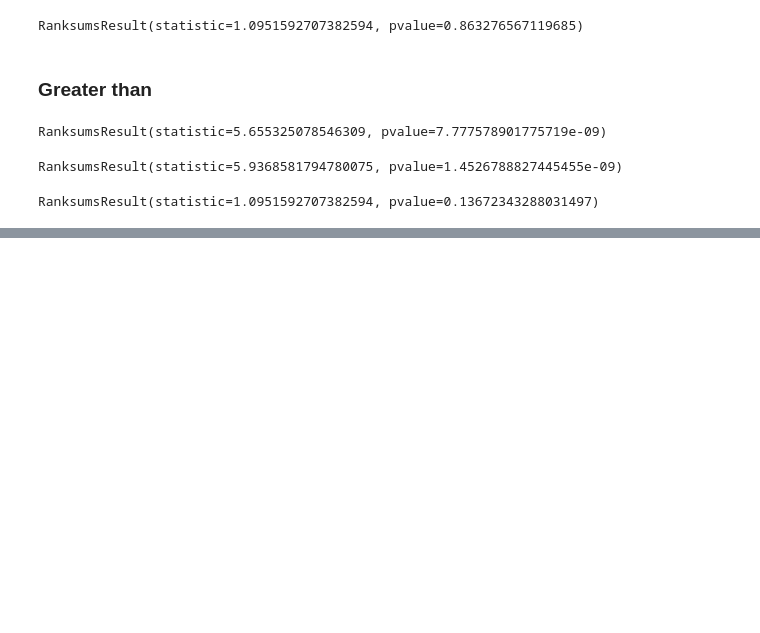
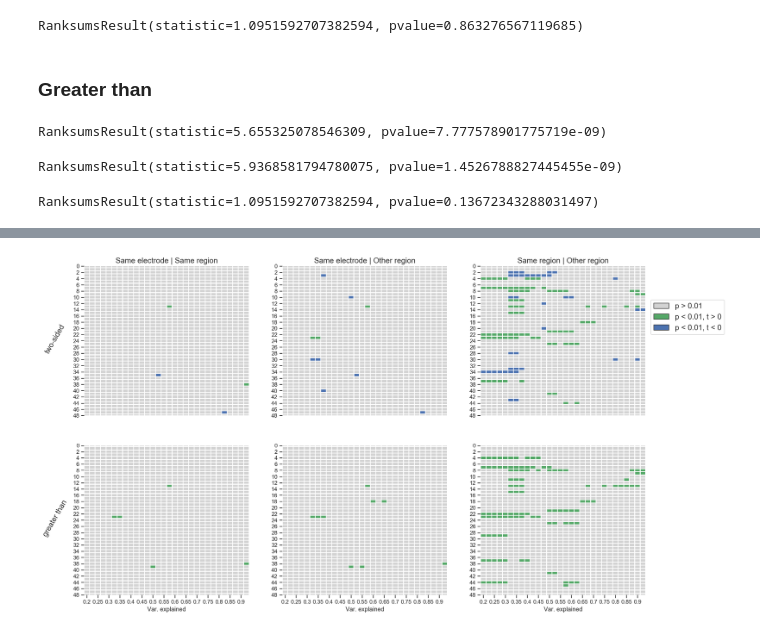
Before and after one commit to daphnecor/DistanceAndDependence, a Jupyter notebook: NonparametricTesting.ipynb, the cells around one changed output, grey strips where cells are left out. Drawn from its saved outputs; the diff is of its cells as text; code cells hidden in the pictures; blank space fills up the shorter version.

```diff
--- a/NonparametricTesting.ipynb
+++ b/NonparametricTesting.ipynb
@@ -237,0 +430,61 @@ RanksumsResult(statistic=1.0951592707382594, pvalue=0.13672343288031497)
+# %%
+# Two sided
+surr_Tvals_ts_SE_SR = np.array([i[0] for i in surr_twoSided_SE_SR]).reshape(S, L)
+surr_Pvals_ts_SE_SR = np.array([i[1] for i in surr_twoSided_SE_SR]).reshape(S, L)
+
+surr_Tvals_ts_SE_OR = np.array([i[0] for i in surr_twoSided_SE_OR]).reshape(S, L)
+surr_Pvals_ts_SE_OR = np.array([i[1] for i in surr_twoSided_SE_OR]).reshape(S, L)
+
+surr_Tvals_ts_SR_OR = np.array([i[0] for i in surr_twoSided_SR_OR]).reshape(S, L)
+surr_Pvals_ts_SR_OR = np.array([i[1] for i in surr_twoSided_SR_OR]).reshape(S, L)
+
+# Greater than
+surr_Tvals_gt_SE_SR = np.array([i[0] for i in surr_gt_SE_SR]).reshape(S, L)
+surr_Pvals_gt_SE_SR = np.array([i[1] for i in surr_gt_SE_SR]).reshape(S, L)
+
+surr_Tvals_gt_SE_OR = np.array([i[0] for i in surr_gt_SE_OR]).reshape(S, L)
+surr_Pvals_gt_SE_OR = np.array([i[1] for i in surr_gt_SE_OR]).reshape(S, L)
+
+surr_Tvals_gt_SR_OR = np.array([i[0] for i in surr_gt_SR_OR]).reshape(S, L)
+surr_Pvals_gt_SR_OR = np.array([i[1] for i in surr_gt_SR_OR]).reshape(S, L)
+# %%
+cmap = matplotlib.colors.ListedColormap(['lightgray', 'b', 'g']) # Color for False and True'
+
+fig, axs = plt.subplots(nrows=2, ncols=3, figsize=(20, 12))
+
+axs[0, 0].set_title('Same electrode | Same region', fontsize=15)
+axs[0, 1].set_title('Same electrode | Other region', fontsize=15)
+axs[0, 2].set_title('Same region | Other region', fontsize=15)
+
+# Make heatmaps for pvalues two sided tests
+sns.heatmap(filter_it(surr_Pvals_ts_SE_SR, surr_Tvals_ts_SE_SR), linewidth=1.1, xticklabels=False, cmap=cmap, cbar=False, ax=axs[0, 0])
+
+sns.heatmap(filter_it(surr_Pvals_ts_SE_OR, surr_Tvals_ts_SE_OR), linewidth=1.1, xticklabels=False, cmap=cmap, cbar=False, ax=axs[0, 1])
+
+sns.heatmap(filter_it(surr_Pvals_ts_SR_OR, surr_Tvals_ts_SR_OR), linewidth=1.1, xticklabels=False, cmap=cmap, cbar=False, ax=axs[0, 2])
+
+# Make heatmaps for pvalues GREATER
+sns.heatmap(filter_it(surr_Pvals_gt_SE_SR, surr_Tvals_gt_SE_SR), linewidth=1.1, cmap=cmap, cbar=False, ax=axs[1, 0])
+
+sns.heatmap(filter_it(surr_Pvals_gt_SE_OR, surr_Tvals_gt_SE_OR), linewidth=1.1, cmap=cmap, cbar=False, ax=axs[1, 1])
+
+sns.heatmap(filter_it(surr_Pvals_gt_SR_OR, surr_Tvals_gt_SR_OR), linewidth=1.1, cmap=cmap, cbar=False, ax=axs[1, 2])
+
+axs[0, 0].set_ylabel('two-sided', rotation=60, labelpad=30, fontsize=15)
+axs[1, 0].set_ylabel('greater than', rotation=60, labelpad=30, fontsize=15)
+
+axs[1, 0].set_xticklabels(THRESHOLDS_VARE[::2])
+axs[1, 0].set_xlabel('Var. explained')
+
+axs[1, 1].set_xticklabels(THRESHOLDS_VARE[::2])
+axs[1, 1].set_xlabel('Var. explained')
+
+axs[1, 2].set_xticklabels(THRESHOLDS_VARE[::2])
+axs[1, 2].set_xlabel('Var. explained')
+
+legend_elements = [Patch(facecolor='lightgrey', edgecolor='k', label=f'p > {ALPHA}'),
+                   Patch(facecolor='g', edgecolor='k', label=f'p < {ALPHA}, t > 0'),
+                   Patch(facecolor='b', edgecolor='k', label=f'p < {ALPHA}, t < 0')]
+axs[0, 2].legend(handles=legend_elements, prop={'size': 15}, bbox_to_anchor=(1.5, 0.8));
+# %% [output]
+[figure, added]
```
Also changed, not shown: parts of 19 cells of this notebook, 2 other files.
